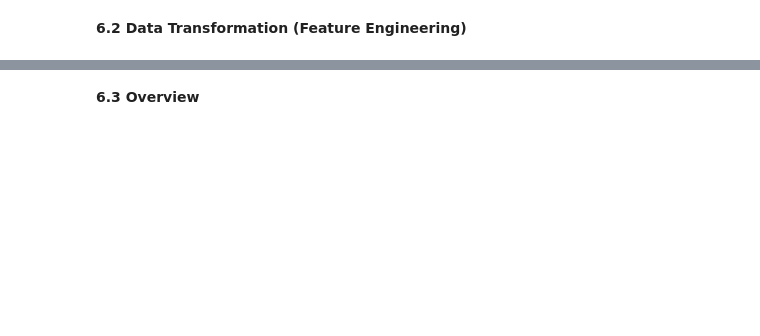
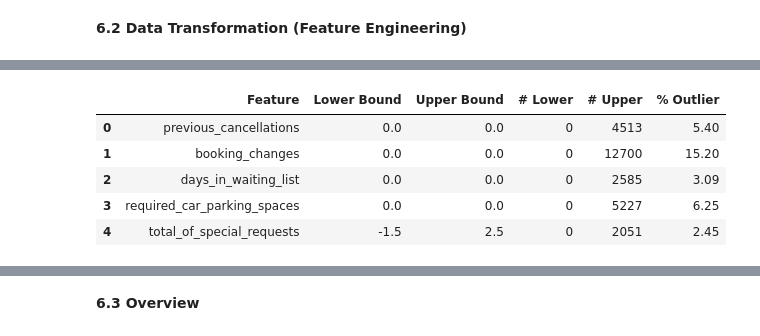
Before and after one commit to AliefRND/MachineLearningProject, a Jupyter notebook: notebooks/Notebook.ipynb, the cells around one changed output, grey strips where cells are left out. Drawn from its saved outputs; the diff is of its cells as text; code cells hidden in the pictures; blank space fills up the shorter version.

```diff
--- a/notebooks/Notebook.ipynb
+++ b/notebooks/Notebook.ipynb
@@ -525,5 +454,15 @@ Thresholds used: {'previous_cancellations': 1.0, 'booking_changes': 3.0, 'days_i
 ## **Section 4. Data Generation**
 # %% [markdown]
 **4.1 Constructing `Seen` and `Unseen` Data**
+# %%
+# Features and target
+# Drop potential leakage features (if any)
+leakage_cols = ['country']  # e.g., actual check-out date if predicting cancellation
+X = df.drop(columns=['is_canceled'] + leakage_cols)
+y = df['is_canceled']
+
+# Separate lists for numeric and categorical features
+numeric_cols = X.select_dtypes(include=['int64', 'float64']).columns.tolist()
+categorical_cols = X.select_dtypes(include=['object']).columns.tolist()
 # %% [markdown]
 **4.2 Constructing `Training` and `Testing` Data (from `Seen` Dataset)**
@@ -543,0 +569,35 @@ Thresholds used: {'previous_cancellations': 1.0, 'booking_changes': 3.0, 'days_i
+# %%
+# show outliers for numerical column
+lower = []
+upper = []
+lower_count = []
+upper_count = []
+outlier_proportion = []
+
+for column in numeric_cols:
+    IQR = X[column].quantile(0.75) - X[column].quantile(0.25)
+    lower_bound = X[column].quantile(0.25) - 1.5 * IQR
+    upper_bound = X[column].quantile(0.75) + 1.5 * IQR
+    lower.append(lower_bound)
+    upper.append(upper_bound)
+    lower_count.append(len(X[X[column] < lower_bound]))
+    upper_count.append(len(X[X[column] > upper_bound]))
+    outlier_proportion.append(round((len(X[X[column] < lower_bound]) + len(X[X[column] > upper_bound])) / len(X) * 100, 2))
+
+outliers = pd.DataFrame({
+    "Feature" : numeric_cols,
+    "Lower Bound" : lower,
+    "Upper Bound" : upper,
+    "# Lower" : lower_count,
+    "# Upper" : upper_count,
+    "% Outlier" : outlier_proportion
+})
+
+outliers
+# %% [output]
+|  | Feature | Lower Bound | Upper Bound | # Lower | # Upper | % Outlier |
+| 0 | previous_cancellations | 0.0 | 0.0 | 0 | 4513 | 5.40 |
+| 1 | booking_changes | 0.0 | 0.0 | 0 | 12700 | 15.20 |
+| 2 | days_in_waiting_list | 0.0 | 0.0 | 0 | 2585 | 3.09 |
+| 3 | required_car_parking_spaces | 0.0 | 0.0 | 0 | 5227 | 6.25 |
+| 4 | total_of_special_requests | -1.5 | 2.5 | 0 | 2051 | 2.45 |
```
Also changed, not shown: parts of 43 cells of this notebook.
